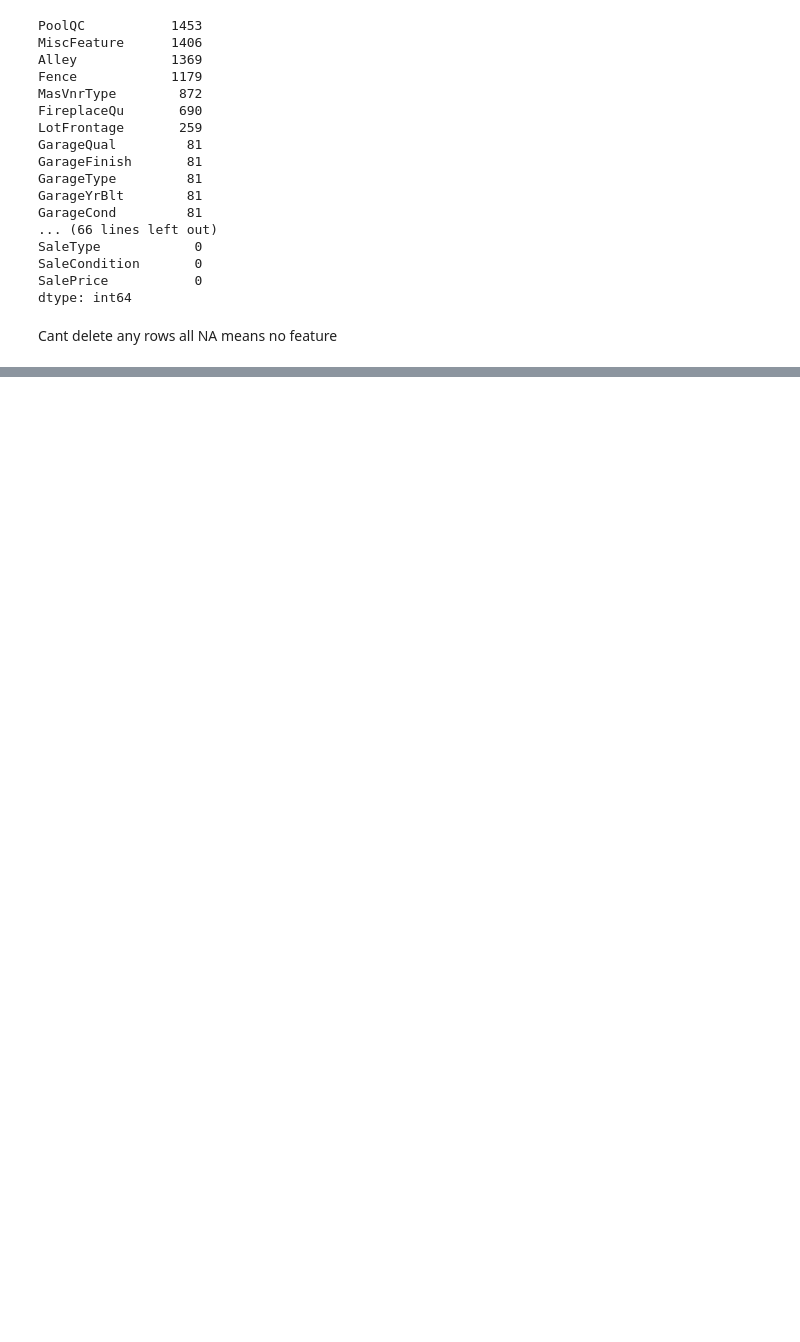
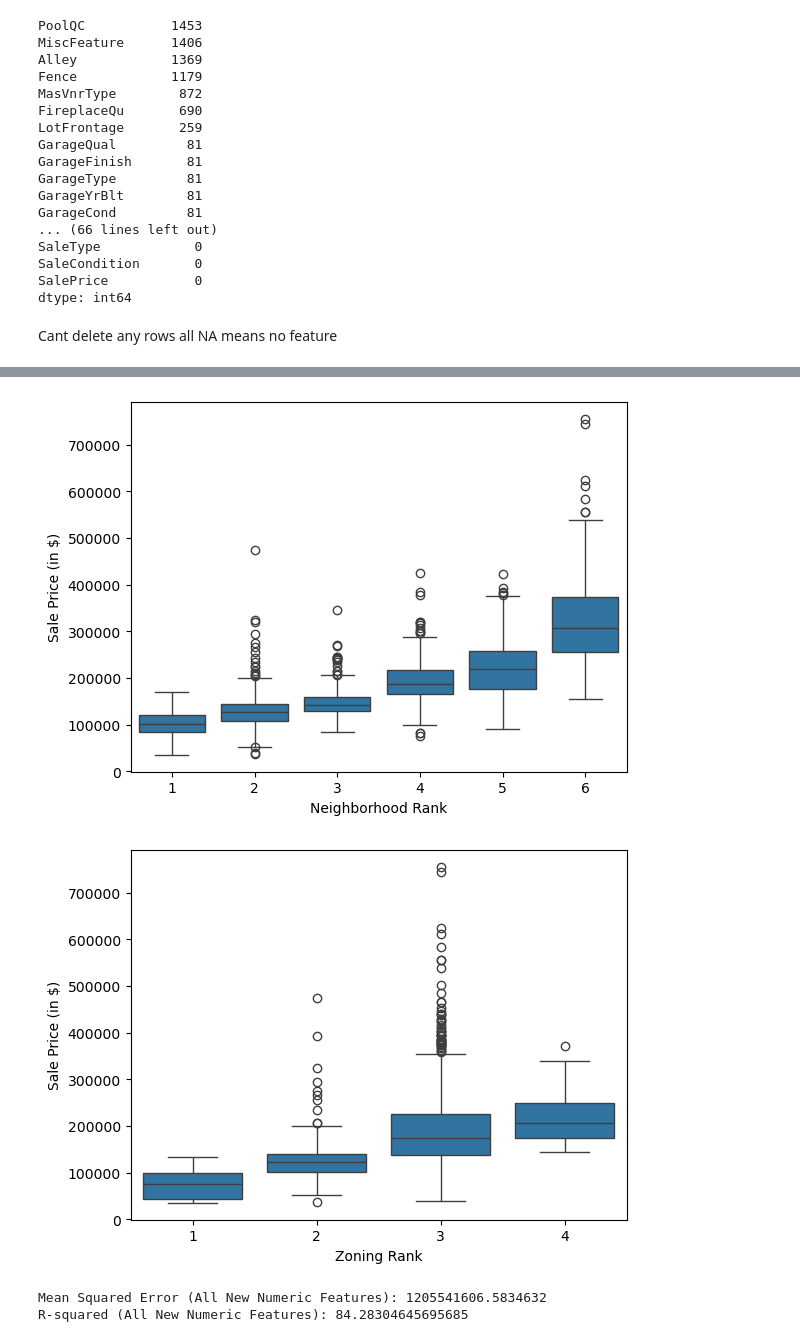
Before and after one commit to r-j18/Machine-Learning, a Jupyter notebook: Projects/Linear_Regression/House_pricing/house_pricing.ipynb, the cells around one changed output, grey strips where cells are left out. Cells and saved outputs as stored; diff of their text form; code cells hidden in the pictures; blank space fills up the shorter version.

```diff
--- a/Projects/Linear_Regression/House_pricing/house_pricing.ipynb
+++ b/Projects/Linear_Regression/House_pricing/house_pricing.ipynb
@@ -90,3 +93,21 @@ SalePrice           0
 dtype: int64
 # %% [markdown]
 Cant delete any rows all NA means no feature
+# %%
+none_columns = [
+    'PoolQC', 'MiscFeature', 'Alley', 'Fence', 'FireplaceQu',
+    'GarageType', 'GarageFinish', 'GarageQual', 'GarageCond',
+    'BsmtFinType1', 'BsmtFinType2', 'BsmtExposure', 'BsmtCond', 'BsmtQual',
+    'MasVnrType'
+]
+df[none_columns] = df[none_columns].fillna('None')
+
+df['LotFrontage'] = df['LotFrontage'].fillna(df['LotFrontage'].median())
+
+df['MasVnrArea'] = df['MasVnrArea'].fillna(0)
+
+df['GarageYrBlt'] = df['GarageYrBlt'].fillna(df['YearBuilt'])
+
+df['Electrical'] = df['Electrical'].fillna(df['Electrical'].mode()[0])
+
+df.isnull().sum().sort_values(ascending=False).head(10)
@@ -92,0 +175,12 @@ Cant delete any rows all NA means no feature
+# %%
+#Converting psuedo-numerical features to categorical features
+
+text_columns = df.select_dtypes(exclude=['int64', 'float64'])
+
+print(f"Total categorical columns to encode: {len(text_columns.columns)}")
+print(text_columns.columns.tolist())
+
+df['MSSubClass'] = df['MSSubClass'].astype(str)
+df['MoSold'] = df['MoSold'].astype(str)
+
+print("Categorical columns:", len(df.select_dtypes(exclude=['int64', 'float64']).columns))
@@ -92,0 +351,33 @@ Cant delete any rows all NA means no feature
+# %%
+sns.boxplot(x = 'NghbrhdRank', y = 'SalePrice', data = df)
+plt.ylabel("Sale Price (in $)")
+plt.xlabel("Neighborhood Rank")
+plt.show()
+
+sns.boxplot(x = 'ZoningRank', y = 'SalePrice', data = df)
+plt.ylabel("Sale Price (in $)")
+plt.xlabel("Zoning Rank")
+plt.show()
+# %% [output]
+[figure, added]
+[figure, added]
+# %%
+#Train the new model using numeical features and the newly created categorical features
+
+X_all_numeric_new = df.select_dtypes(include=['int64', 'float64']).drop(columns=['SalePrice', 'Id'])
+y = df['SalePrice'].values
+
+X_train_allnumeric_new, X_test_allnumeric_new, y_train, y_test = train_test_split(X_all_numeric_new, y, test_size=0.2, random_state=42)
+
+model_allnumeric = LinearRegression()
+model_allnumeric.fit(X_train_allnumeric_new, y_train)
+
+y_pred_allnumeric = model_allnumeric.predict(X_test_allnumeric_new)
+
+mse_allnumeric = mean_squared_error(y_test, y_pred_allnumeric)
+r2_allnumeric = r2_score(y_test, y_pred_allnumeric)
+print(f"Mean Squared Error (All New Numeric Features): {mse_allnumeric}")
+print(f"R-squared (All New Numeric Features): {r2_allnumeric*100}")
+# %% [output]
+Mean Squared Error (All New Numeric Features): 1205541606.5834632
+R-squared (All New Numeric Features): 84.28304645695685
```
Also changed, not shown: parts of 21 cells of this notebook, 2 other files.
